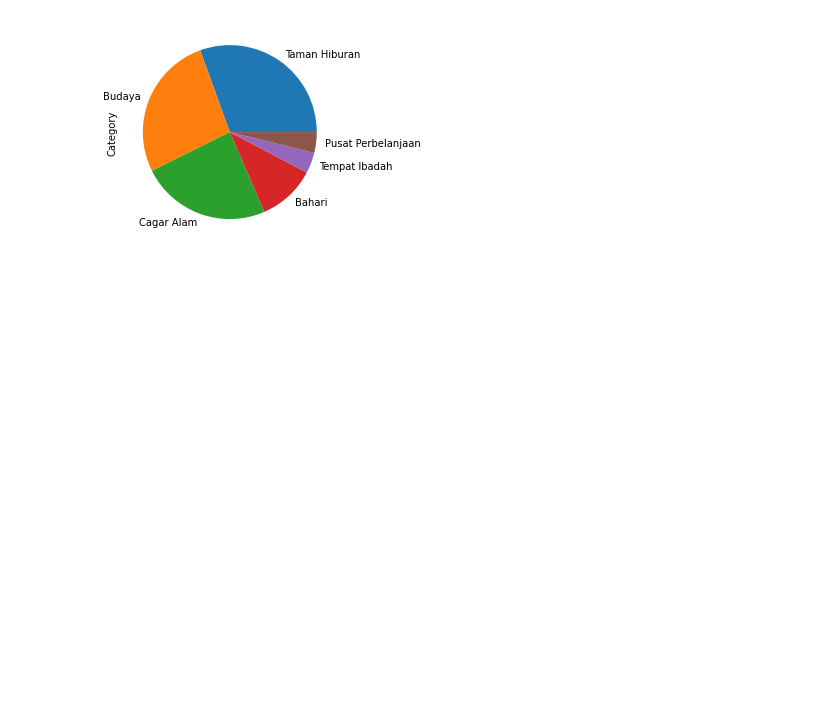
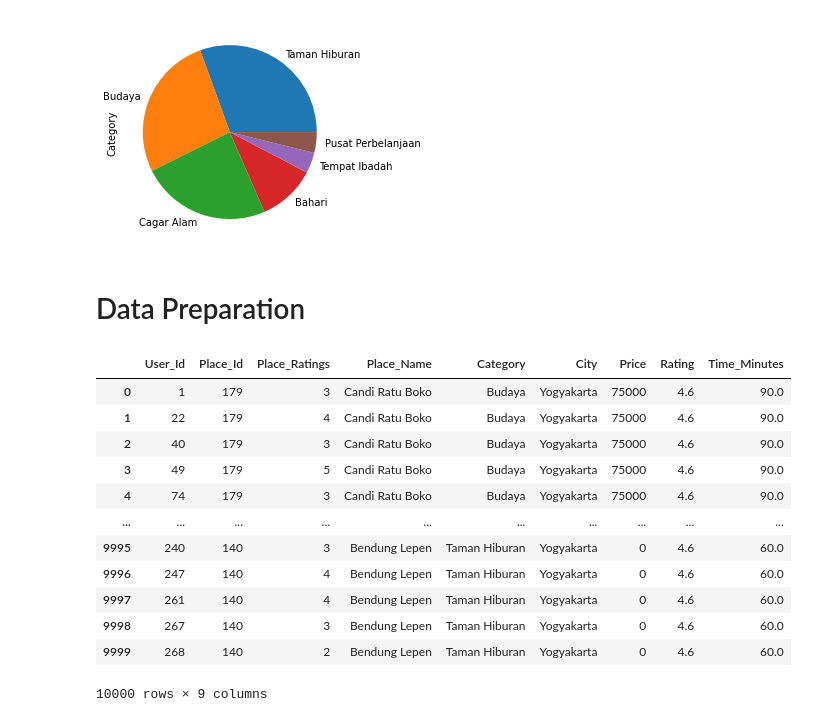
Before and after one commit to Alvin-Buana/breast-cancer-prediction, a Jupyter notebook: Recommendation_System_Tourist.ipynb, the cells around one changed output. Cells and saved outputs as stored; diff of their text form; code cells hidden in the pictures; blank space fills up the shorter version.

```diff
--- a/Recommendation_System_Tourist.ipynb
+++ b/Recommendation_System_Tourist.ipynb
@@ -252,3 +251,21 @@ df.Category.value_counts().plot.pie()
 # %% [output]
 <matplotlib.axes._subplots.AxesSubplot at 0x...>
 [figure]
+# %% [markdown]
+# Data Preparation
+# %%
+df
+# %% [output]
+|  | User_Id | Place_Id | Place_Ratings | Place_Name | Category | City | Price | Rating | Time_Minutes |
+| 0 | 1 | 179 | 3 | Candi Ratu Boko | Budaya | Yogyakarta | 75000 | 4.6 | 90.0 |
+| 1 | 22 | 179 | 4 | Candi Ratu Boko | Budaya | Yogyakarta | 75000 | 4.6 | 90.0 |
+| 2 | 40 | 179 | 3 | Candi Ratu Boko | Budaya | Yogyakarta | 75000 | 4.6 | 90.0 |
+| 3 | 49 | 179 | 5 | Candi Ratu Boko | Budaya | Yogyakarta | 75000 | 4.6 | 90.0 |
+| 4 | 74 | 179 | 3 | Candi Ratu Boko | Budaya | Yogyakarta | 75000 | 4.6 | 90.0 |
+| ... | ... | ... | ... | ... | ... | ... | ... | ... | ... |
+| 9995 | 240 | 140 | 3 | Bendung Lepen | Taman Hiburan | Yogyakarta | 0 | 4.6 | 60.0 |
+| 9996 | 247 | 140 | 4 | Bendung Lepen | Taman Hiburan | Yogyakarta | 0 | 4.6 | 60.0 |
+| 9997 | 261 | 140 | 4 | Bendung Lepen | Taman Hiburan | Yogyakarta | 0 | 4.6 | 60.0 |
+| 9998 | 267 | 140 | 3 | Bendung Lepen | Taman Hiburan | Yogyakarta | 0 | 4.6 | 60.0 |
+| 9999 | 268 | 140 | 2 | Bendung Lepen | Taman Hiburan | Yogyakarta | 0 | 4.6 | 60.0 |
+10000 rows × 9 columns
```
Also changed, not shown: parts of 29 cells of this notebook.
